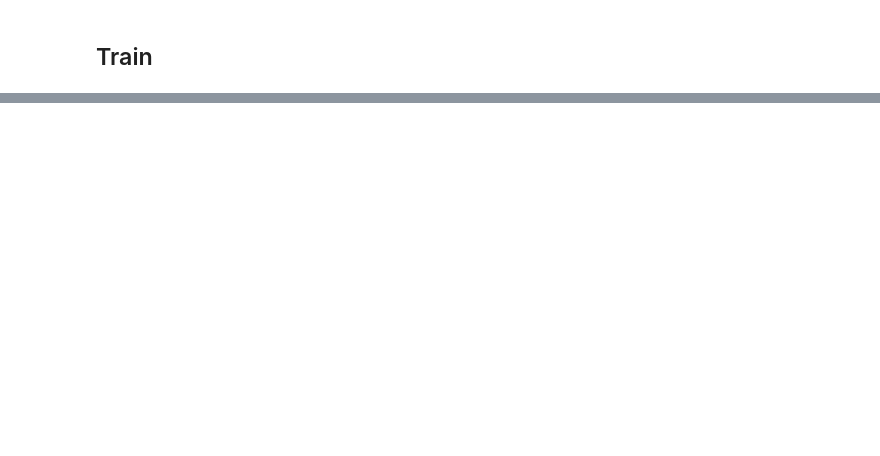
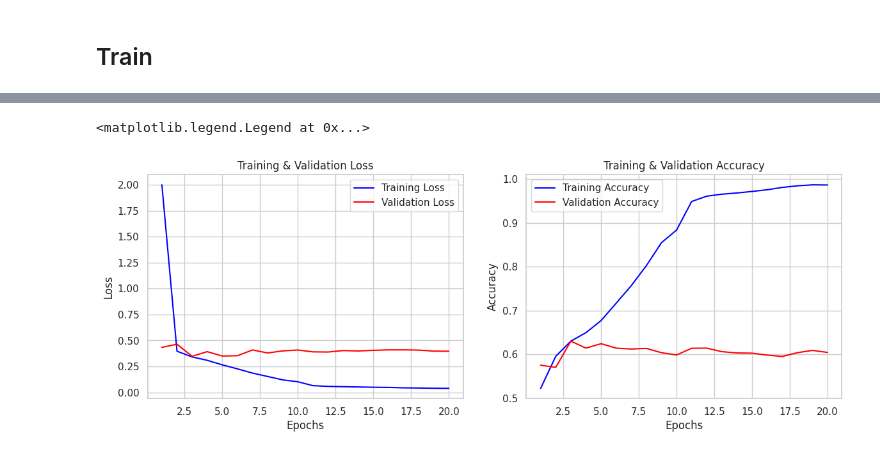
Before and after one commit to OliverLengLLL/Deep-Learning-Final-Project, a Jupyter notebook: GPT_Model.ipynb, the cells around one changed output, grey strips where cells are left out. Saved outputs shown, nothing was run; the diff lists cells and outputs as text; code cells hidden in the pictures; blank space fills up the shorter version.

```diff
--- a/GPT_Model.ipynb
+++ b/GPT_Model.ipynb
@@ -116,6 +118,8 @@ class EssayDataset(Dataset):
 import pandas as pd
 from transformers import GPT2Tokenizer
 from sklearn.model_selection import train_test_split
+
+access_token = "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"
 
 # Load your dataset
 df = pd.read_csv('train.csv')
@@ -127,7 +131,7 @@ valid_scores = valid_df['score'].values
 
 # Initialize the tokenizer
 # Since GPT-2 does not use padding during its initial training; it processes sequences end-to-end. So we will use EOF(end-of-sentence) token to handle the data.
-tokenizer = GPT2Tokenizer.from_pretrained('gpt2')
+tokenizer = GPT2Tokenizer.from_pretrained('gpt2', token=access_token)
 tokenizer.pad_token = tokenizer.eos_token
 
 # Tokenize essays
@@ -143,8 +141,8 @@ Please note that authentication is recommended but still optional to access publ
 train_dataset = EssayDataset(train_encodings, train_scores)
 val_dataset = EssayDataset(test_encodings, valid_scores)
 # %%
-train_loader = DataLoader(train_dataset, batch_size=8, shuffle=True, num_workers=4, pin_memory=True)
-val_loader = DataLoader(val_dataset, batch_size=16, shuffle=False, num_workers=4, pin_memory=True)
+train_loader = DataLoader(train_dataset, batch_size=32, shuffle=True, num_workers=4, pin_memory=True)
+val_loader = DataLoader(val_dataset, batch_size=64, shuffle=False, num_workers=4, pin_memory=True)
 # %% [markdown]
 ## Set up the Model
 # %%
@@ -240,0 +321,31 @@ writer.close()
+# %%
+import matplotlib.pyplot as plt
+import seaborn as sns
+
+sns.set(style="whitegrid")  # Setting the style of the plots
+
+epochs = range(1, num_epochs + 1)
+
+# Create a figure with 2x2 layout to plot everything
+plt.figure(figsize=(14, 10))
+
+# Plotting training and validation loss
+plt.subplot(2, 2, 1)  # First subplot in a 2x2 grid
+plt.plot(epochs, train_losses, label='Training Loss', color='blue')
+plt.plot(epochs, val_losses, label='Validation Loss', color='red')
+plt.title('Training & Validation Loss')
+plt.xlabel('Epochs')
+plt.ylabel('Loss')
+plt.legend()
+
+# Plotting training and validation accuracy
+plt.subplot(2, 2, 2)  # Second subplot in a 2x2 grid
+plt.plot(epochs, train_acc, label='Training Accuracy', color='blue')
+plt.plot(epochs, val_acc, label='Validation Accuracy', color='red')
+plt.title('Training & Validation Accuracy')
+plt.xlabel('Epochs')
+plt.ylabel('Accuracy')
+plt.legend()
+# %% [output]
+<matplotlib.legend.Legend at 0x...>
+[figure, added]
```
Also changed, not shown: parts of 14 cells of this notebook.
